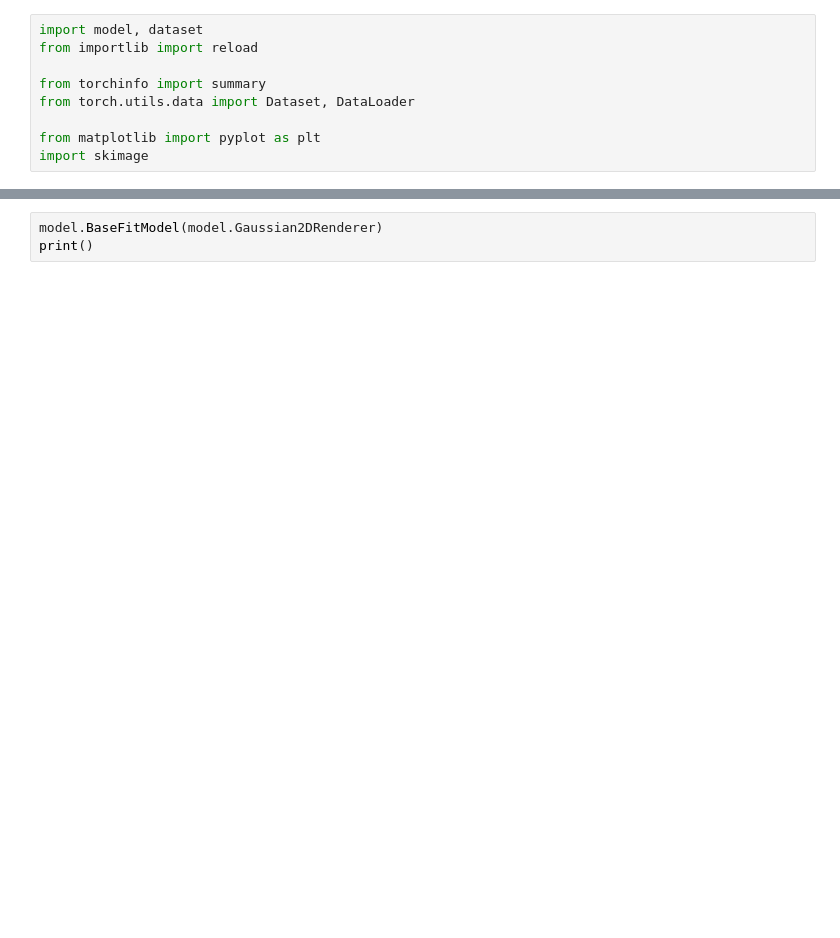
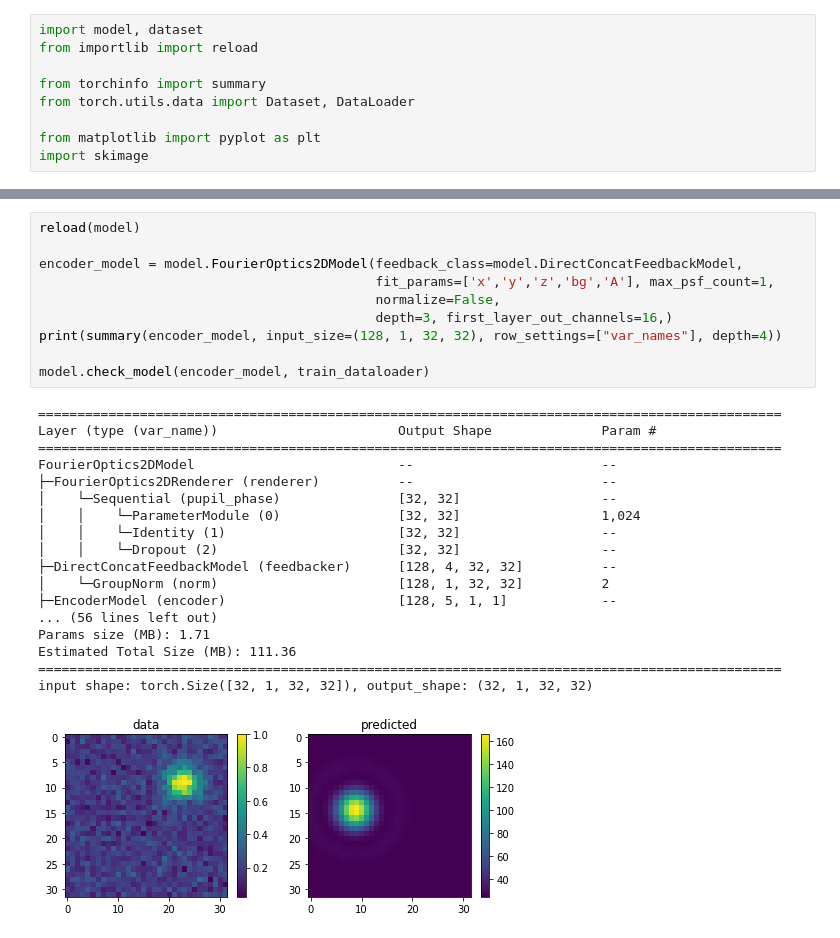
Before and after one commit to kkhchung/smlm-dl, a Jupyter notebook: smlm_dl/model_tests.ipynb, the cells around one changed output, grey strips where cells are left out. Saved outputs shown, nothing was run; the diff lists cells and outputs as text; blank space fills up the shorter version.

```diff
--- a/smlm_dl/model_tests.ipynb
+++ b/smlm_dl/model_tests.ipynb
@@ -265,3 +298,29 @@ input shape: torch.Size([32, 1, 32, 32]), output_shape: (32, 1, 32, 32)
 # %%
-model.BaseFitModel(model.Gaussian2DRenderer)
-print()
+reload(model)
+
+encoder_model = model.FourierOptics2DModel(feedback_class=model.DirectConcatFeedbackModel,
+                                           fit_params=['x','y','z','bg','A'], max_psf_count=1,
+                                           normalize=False,
+                                           depth=3, first_layer_out_channels=16,)
+print(summary(encoder_model, input_size=(128, 1, 32, 32), row_settings=["var_names"], depth=4))
+
+model.check_model(encoder_model, train_dataloader)
+# %% [output]
+===============================================================================================
+Layer (type (var_name))                       Output Shape              Param #
+===============================================================================================
+FourierOptics2DModel                          --                        --
+├─FourierOptics2DRenderer (renderer)          --                        --
+│    └─Sequential (pupil_phase)               [32, 32]                  --
+│    │    └─ParameterModule (0)               [32, 32]                  1,024
+│    │    └─Identity (1)                      [32, 32]                  --
+│    │    └─Dropout (2)                       [32, 32]                  --
+├─DirectConcatFeedbackModel (feedbacker)      [128, 4, 32, 32]          --
+│    └─GroupNorm (norm)                       [128, 1, 32, 32]          2
+├─EncoderModel (encoder)                      [128, 5, 1, 1]            --
+... (56 lines left out)
+Params size (MB): 1.71
+Estimated Total Size (MB): 111.36
+===============================================================================================
+input shape: torch.Size([32, 1, 32, 32]), output_shape: (32, 1, 32, 32)
+[figure, added]
```
Also changed, not shown: parts of 16 cells of this notebook, 1 other file.
